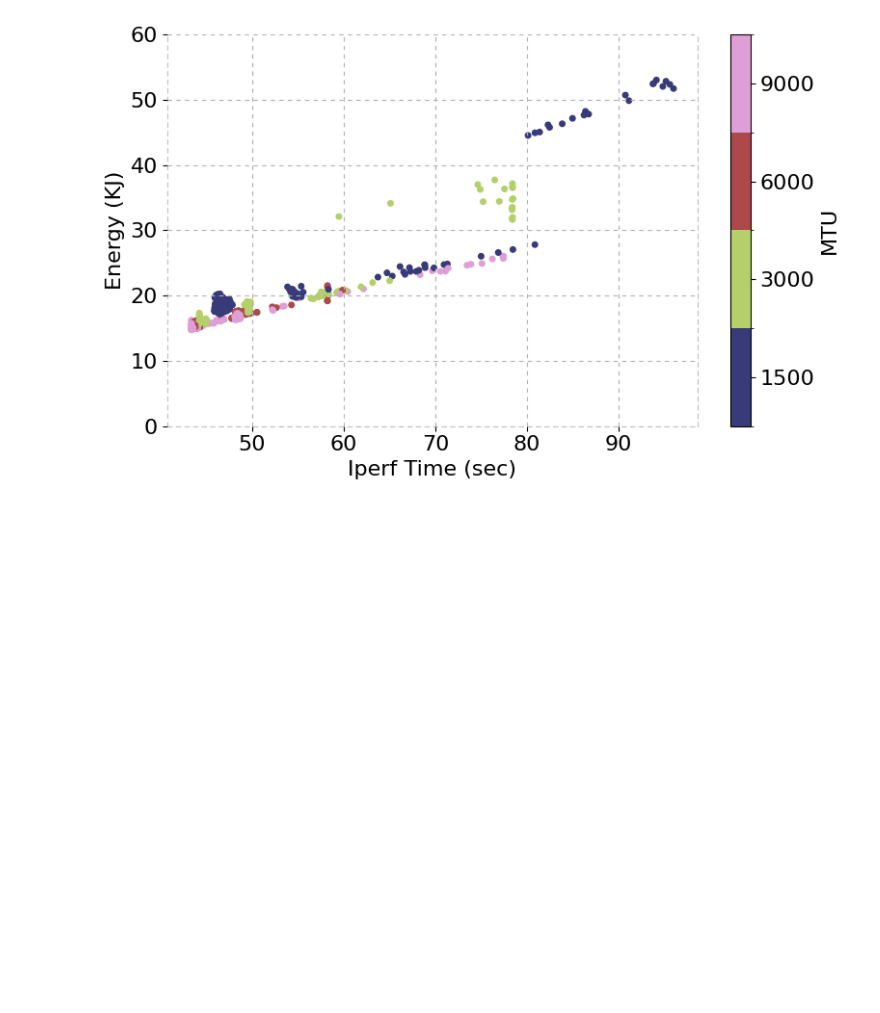
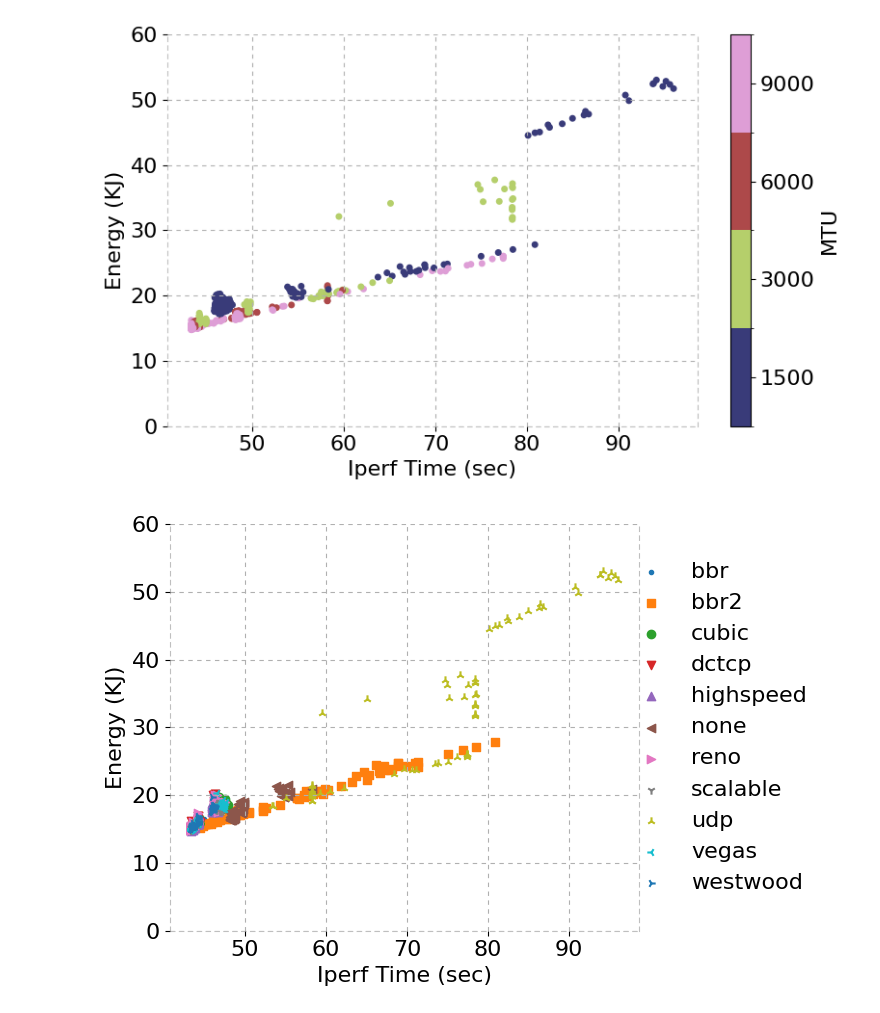
Before and after one commit to serhatarslan-hub/power-of-cc, a Jupyter notebook: analysis/iperf_analysis_for_energy.ipynb, the cells around one changed output. Drawn from its saved outputs; the diff is of its cells as text; code cells hidden in the pictures; blank space fills up the shorter version.

```diff
--- a/analysis/iperf_analysis_for_energy.ipynb
+++ b/analysis/iperf_analysis_for_energy.ipynb
@@ -76,9 +78,9 @@ def read_iperf_log(df, data_folder):
             else:
                 sum_str = 'sum_sent'
                 rtx = iperf_data['end'][sum_str]['retransmits']
-                min_rtt = iperf_data['end']['streams'][0]['sender']['min_rtt']
-                mean_rtt = iperf_data['end']['streams'][0]['sender']['mean_rtt']
-                max_rtt = iperf_data['end']['streams'][0]['sender']['max_rtt']
+                min_rtt = iperf_data['end']['streams'][0]['sender']['min_rtt'] * 1e-3
+                mean_rtt = iperf_data['end']['streams'][0]['sender']['mean_rtt'] * 1e-3
+                max_rtt = iperf_data['end']['streams'][0]['sender']['max_rtt'] * 1e-3
                 max_cwnd = iperf_data['end']['streams'][0]['sender']['max_snd_cwnd']
 
             time_sec.append(iperf_data['end'][sum_str]['seconds'])
@@ -248,3 +250,41 @@ if (SAVE_FIG):
 plt.show()
 # %% [output]
 [figure]
+# %%
+plt.figure(figsize=FIG_SIZE)
+marker = 0
+for cca, cc_df in exp_df.groupby('cc'):
+    plt.scatter(cc_df['time_sec'], cc_df['energy_kJ'], label=cca,
+                marker=list(Line2D.markers.keys())[marker])
+    marker += 1
+
+plt.xlabel('Iperf Time (sec)', fontsize=FONT_SIZE)
+plt.ylabel('Energy (KJ)', fontsize=FONT_SIZE)
+plt.xticks(fontsize=FONT_SIZE)
+plt.yticks(fontsize=FONT_SIZE)
+plt.ylim((0, 60))
+plt.grid(linestyle=LINE_STYLE)
+plt.legend(loc='center right', frameon=False, fontsize=FONT_SIZE,
+           bbox_to_anchor=(1.4, 0.5))
+
+plt.gca().spines["right"].set_linestyle(LINE_STYLE)
+plt.gca().spines["right"].set_alpha(0.5)
+plt.gca().spines["right"].set_color('gray')
+plt.gca().spines["left"].set_linestyle(LINE_STYLE)
+plt.gca().spines["left"].set_alpha(0.5)
+plt.gca().spines["left"].set_color('gray')
+plt.gca().spines["top"].set_visible(False)
+# plt.gca().spines["top"].set_linestyle(LINE_STYLE)
+# plt.gca().spines["top"].set_alpha(0.5)
+# plt.gca().spines["top"].set_color('gray')
+plt.gca().spines["bottom"].set_linestyle(LINE_STYLE)
+plt.gca().spines["bottom"].set_alpha(0.5)
+plt.gca().spines["bottom"].set_color('gray')
+plt.tight_layout()
+
+if (SAVE_FIG):
+    plt.savefig( out_dir + '/energy_vs_time_per_cca.pdf')
+
+plt.show()
+# %% [output]
+[figure, added]
```
Also changed, not shown: parts of 8 cells of this notebook, 9 other files.
